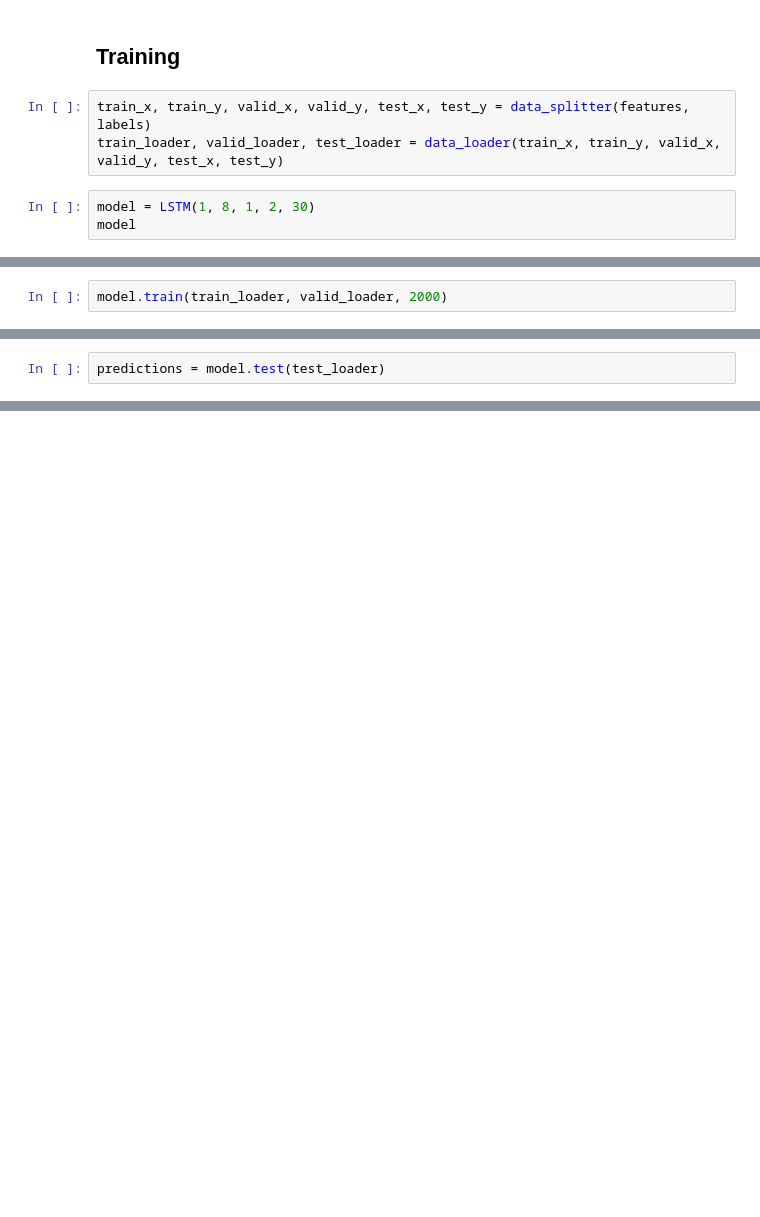
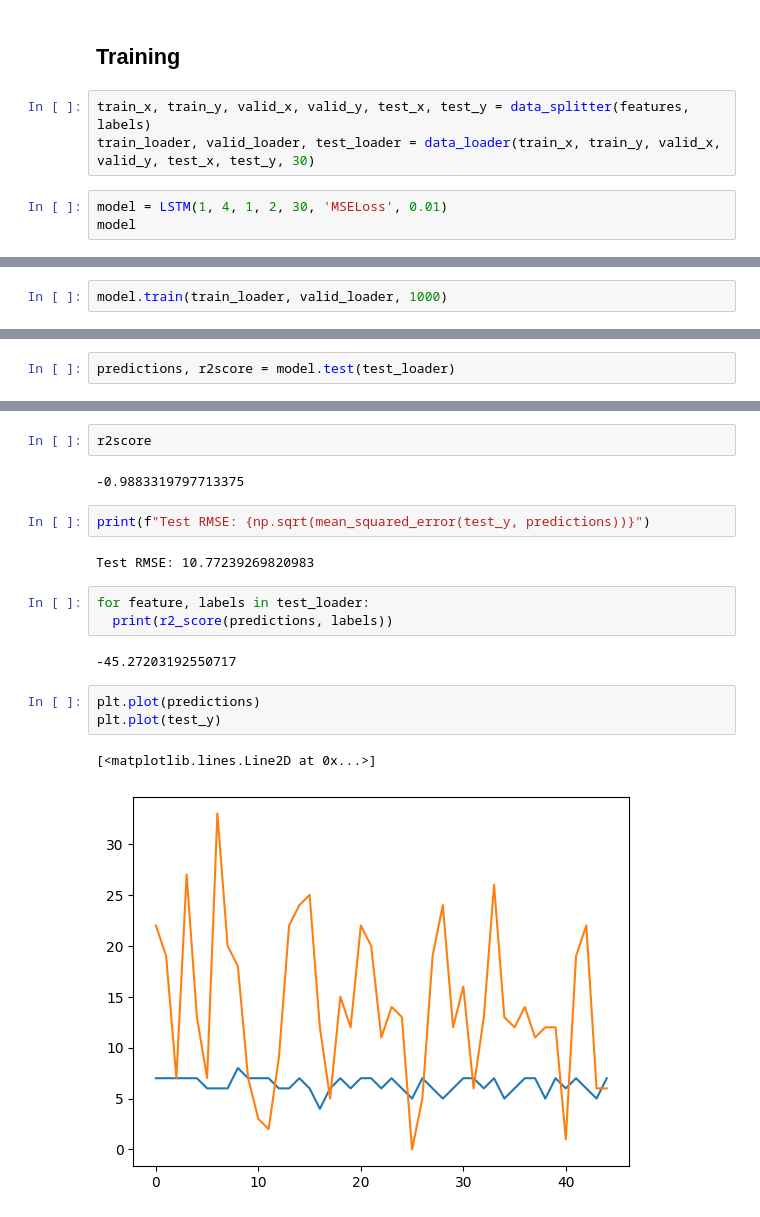
Before and after one commit to vubanc/BikeTimeSeriesAnalysis, a Jupyter notebook: LSTM_TSForecasting.ipynb, the cells around one changed output, grey strips where cells are left out. Drawn from its saved outputs; the diff is of its cells as text; blank space fills up the shorter version.

```diff
--- a/LSTM_TSForecasting.ipynb
+++ b/LSTM_TSForecasting.ipynb
@@ -242,9 +285,9 @@ class LSTM(nn.Module):
 ## **Training**
 # %%
 train_x, train_y, valid_x, valid_y, test_x, test_y = data_splitter(features, labels)
-train_loader, valid_loader, test_loader = data_loader(train_x, train_y, valid_x, valid_y, test_x, test_y)
+train_loader, valid_loader, test_loader = data_loader(train_x, train_y, valid_x, valid_y, test_x, test_y, 30)
 # %%
-model = LSTM(1, 8, 1, 2, 30)
+model = LSTM(1, 4, 1, 2, 30, 'MSELoss', 0.01)
 model
 # %% [output]
 LSTM(
@@ -254,4 +297,4 @@ LSTM(
   (loss): MSELoss()
 )
 # %%
-model.train(train_loader, valid_loader, 2000)
+model.train(train_loader, valid_loader, 1000)
@@ -276,3 +346,3 @@ Training Complete!
 # %%
-predictions = model.test(test_loader)
+predictions, r2score = model.test(test_loader)
 # %% [output]
@@ -279,0 +350,19 @@ Test loss: 114.43649673461914
+# %%
+r2score
+# %% [output]
+-0.9883319797713375
+# %%
+print(f"Test RMSE: {np.sqrt(mean_squared_error(test_y, predictions))}")
+# %% [output]
+Test RMSE: 10.77239269820983
+# %%
+for feature, labels in test_loader:
+  print(r2_score(predictions, labels))
+# %% [output]
+-45.27203192550717
+# %%
+plt.plot(predictions)
+plt.plot(test_y)
+# %% [output]
+[<matplotlib.lines.Line2D at 0x...>]
+[figure, added]
```
Also changed, not shown: parts of 21 cells of this notebook.
